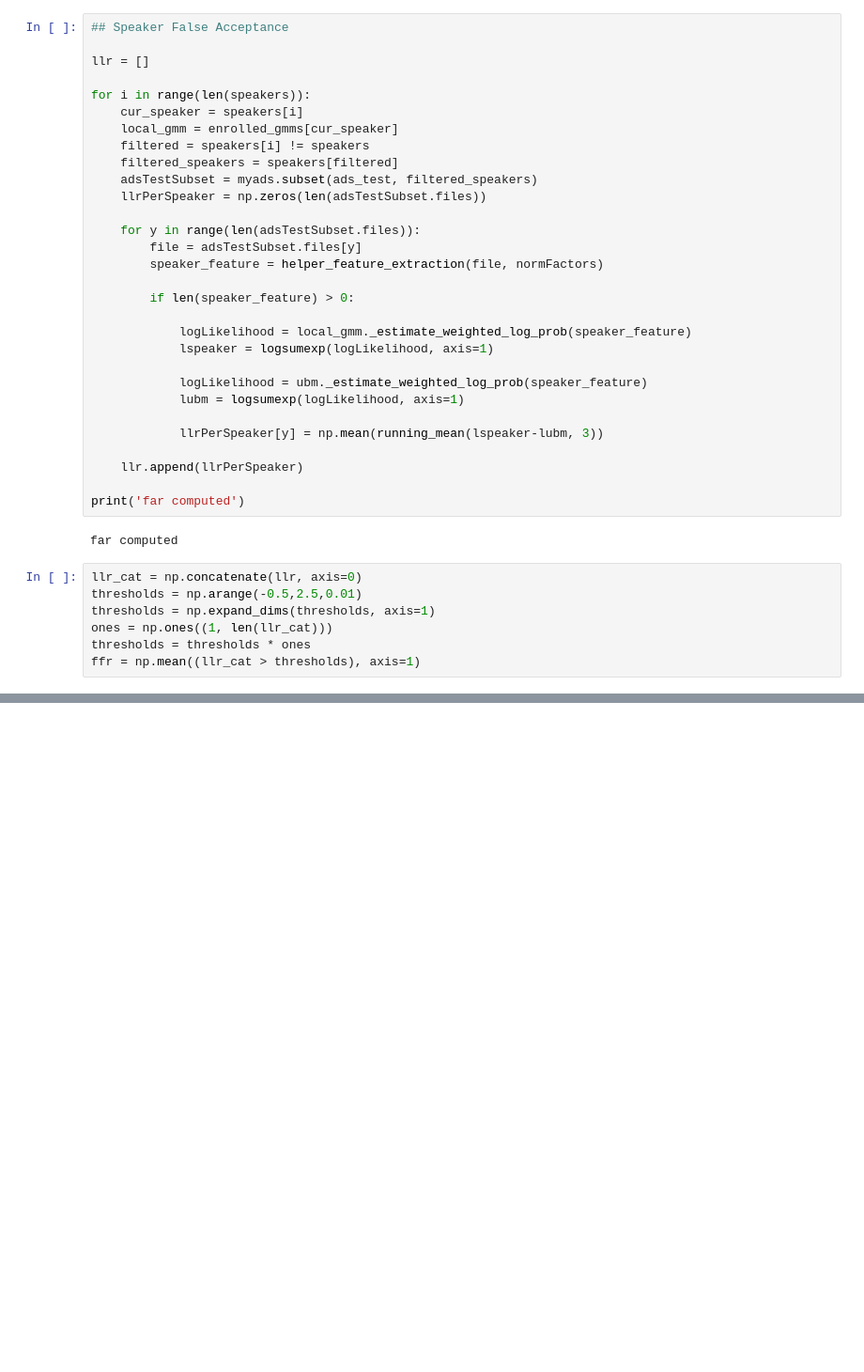
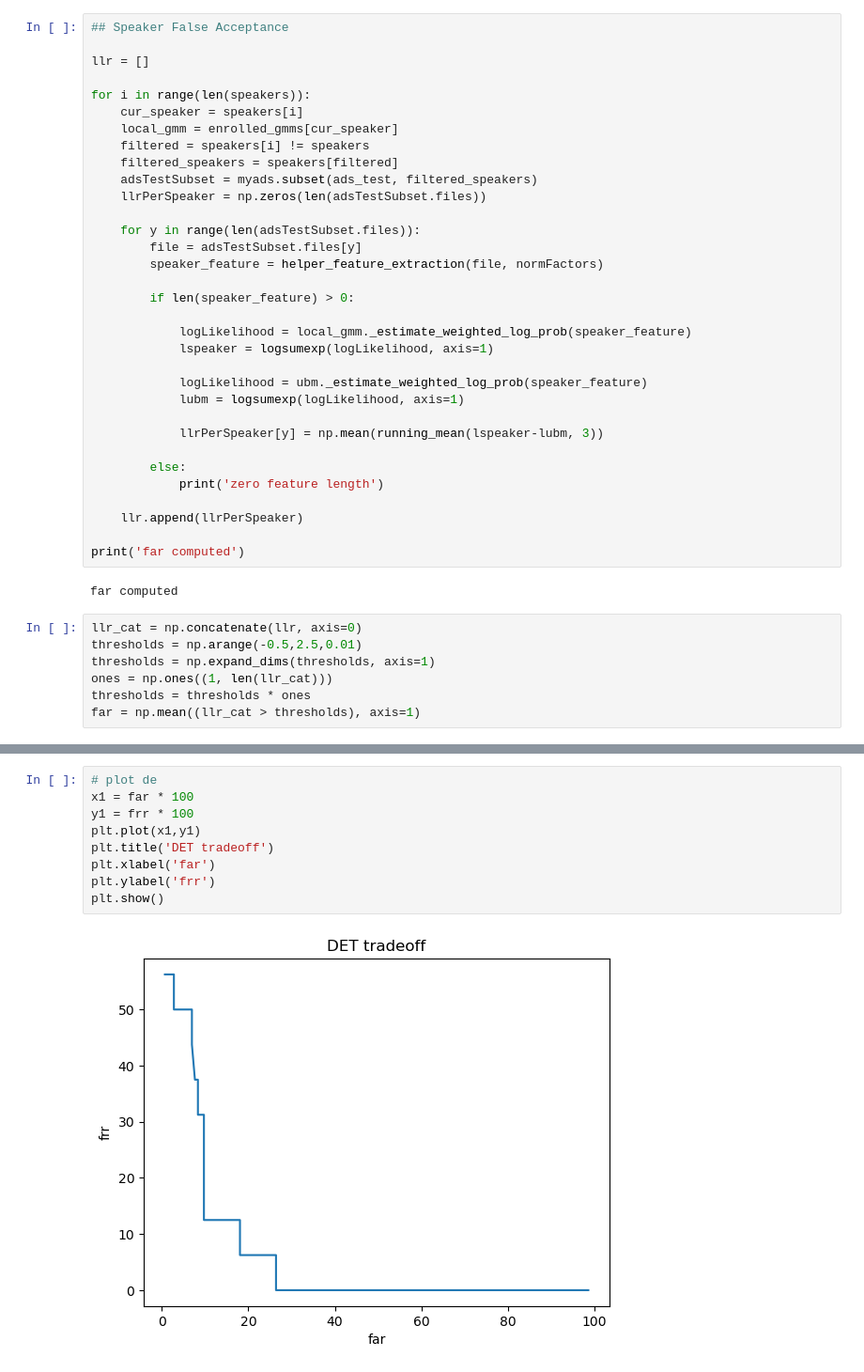
Before and after one commit to Davidjames9610/ubm, a Jupyter notebook: gmm-ubm/speaker_verification_using_gmm.ipynb, the cells around one changed output, grey strips where cells are left out. Shown at 94% size. Drawn from its saved outputs; the diff is of its cells as text; blank space fills up the shorter version.

```diff
--- a/gmm-ubm/speaker_verification_using_gmm.ipynb
+++ b/gmm-ubm/speaker_verification_using_gmm.ipynb
@@ -439,6 +439,9 @@ for i in range(len(speakers)):
 
             llrPerSpeaker[y] = np.mean(running_mean(lspeaker-lubm, 3))
 
+        else:
+            print('zero feature length')
+
     llr.append(llrPerSpeaker)
 
 print('far computed')
@@ -450,5 +453,5 @@ thresholds = np.arange(-0.5,2.5,0.01)
 thresholds = np.expand_dims(thresholds, axis=1)
 ones = np.ones((1, len(llr_cat)))
 thresholds = thresholds * ones
-ffr = np.mean((llr_cat > thresholds), axis=1)
+far = np.mean((llr_cat > thresholds), axis=1)
 # %%
@@ -459,0 +463,11 @@ plt.show()
+# %%
+# plot de
+x1 = far * 100
+y1 = frr * 100
+plt.plot(x1,y1)
+plt.title('DET tradeoff')
+plt.xlabel('far')
+plt.ylabel('frr')
+plt.show()
+# %% [output]
+[figure, added]
```
Also changed, not shown: parts of 9 cells of this notebook.
